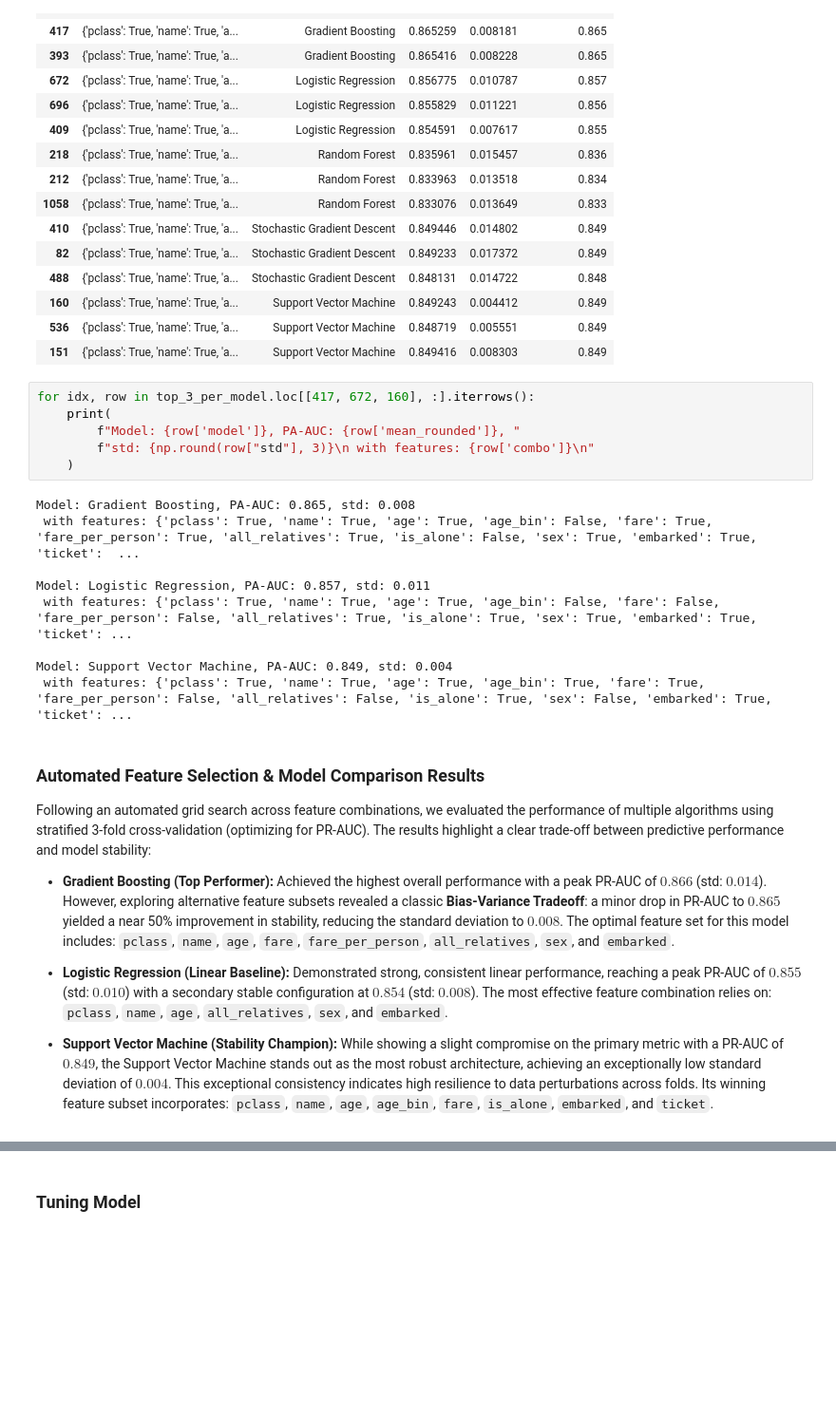
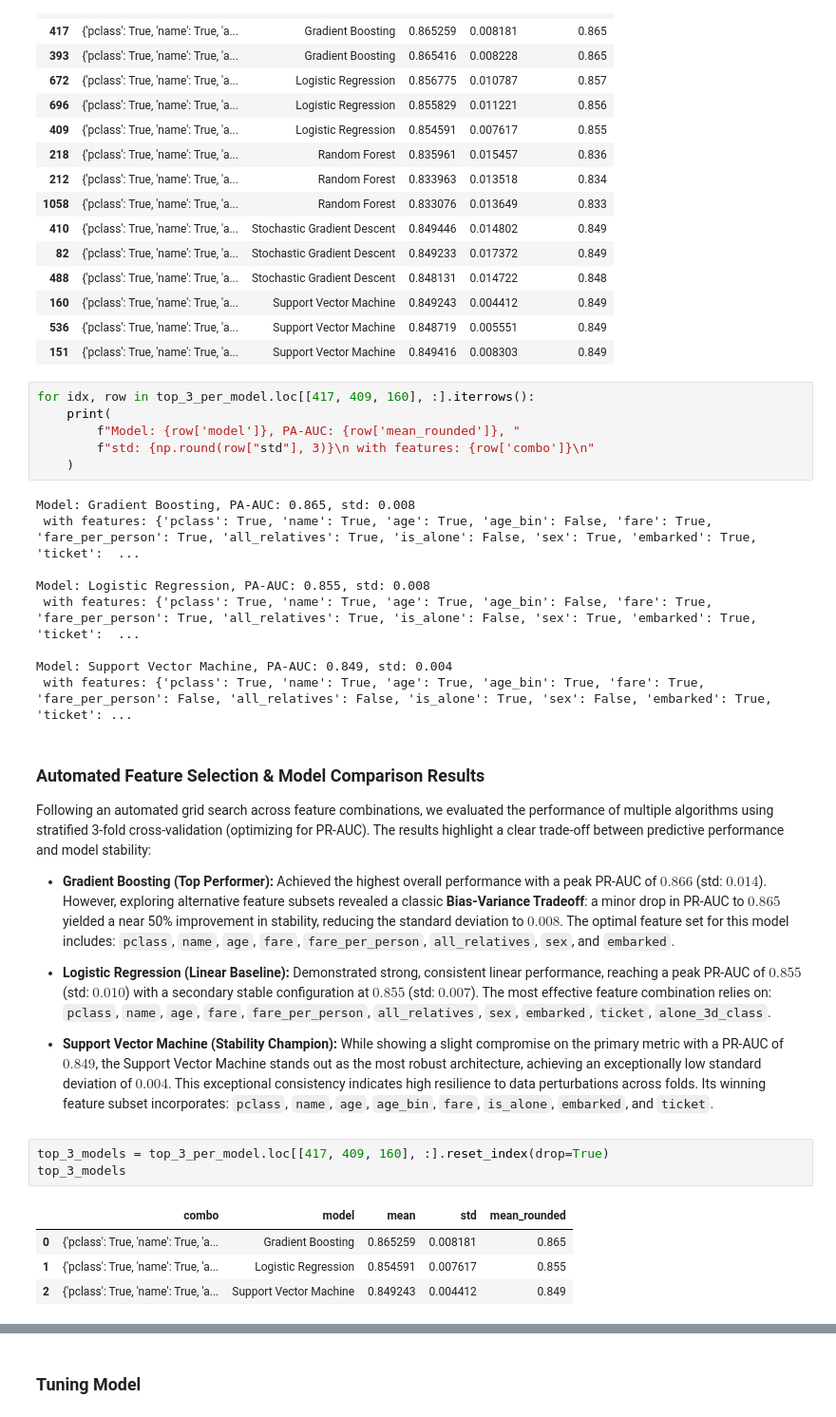
Before and after one commit to SpaceMakerc/Titanic---Machine-Learning-from-Disaster, a Jupyter notebook: titanic.ipynb, the cells around one changed output, grey strips where cells are left out. Shown at 95% size. Drawn from its saved outputs; the diff is of its cells as text; blank space fills up the shorter version.

```diff
--- a/titanic.ipynb
+++ b/titanic.ipynb
@@ -1786,7 +1853,7 @@ top_3_per_model
 | 536 | {'pclass': True, 'name': True, 'a... | Support Vector Machine | 0.848719 | 0.005551 | 0.849 |
 | 151 | {'pclass': True, 'name': True, 'a... | Support Vector Machine | 0.849416 | 0.008303 | 0.849 |
 # %%
-for idx, row in top_3_per_model.loc[[417, 672, 160], :].iterrows():
+for idx, row in top_3_per_model.loc[[417, 409, 160], :].iterrows():
     print(
         f"Model: {row['model']}, PA-AUC: {row['mean_rounded']}, "
         f"std: {np.round(row["std"], 3)}\n with features: {row['combo']}\n"
@@ -1795,8 +1862,8 @@ for idx, row in top_3_per_model.loc[[417, 672, 160], :].iterrows():
 Model: Gradient Boosting, PA-AUC: 0.865, std: 0.008
  with features: {'pclass': True, 'name': True, 'age': True, 'age_bin': False, 'fare': True, 'fare_per_person': True, 'all_relatives': True, 'is_alone': False, 'sex': True, 'embarked': True, 'ticket':  ...
 
-Model: Logistic Regression, PA-AUC: 0.857, std: 0.011
- with features: {'pclass': True, 'name': True, 'age': True, 'age_bin': False, 'fare': False, 'fare_per_person': False, 'all_relatives': True, 'is_alone': True, 'sex': True, 'embarked': True, 'ticket': ...
+Model: Logistic Regression, PA-AUC: 0.855, std: 0.008
+ with features: {'pclass': True, 'name': True, 'age': True, 'age_bin': False, 'fare': True, 'fare_per_person': True, 'all_relatives': True, 'is_alone': False, 'sex': True, 'embarked': True, 'ticket':  ...
 
 Model: Support Vector Machine, PA-AUC: 0.849, std: 0.004
  with features: {'pclass': True, 'name': True, 'age': True, 'age_bin': True, 'fare': True, 'fare_per_person': False, 'all_relatives': False, 'is_alone': True, 'sex': False, 'embarked': True, 'ticket': ...
@@ -1809,7 +1876,15 @@ Following an automated grid search across feature combinations, we evaluated the
   Achieved the highest overall performance with a peak PR-AUC of **$0.866$** (std: $0.014$). However, exploring alternative feature subsets revealed a classic **Bias-Variance Tradeoff**: a minor drop in PR-AUC to **$0.865$** yielded a near 50% improvement in stability, reducing the standard deviation to **$0.008$**. The optimal feature set for this model includes: `pclass`, `name`, `age`, `fare`, `fare_per_person`, `all_relatives`, `sex`, and `embarked`.
 
 - **Logistic Regression (Linear Baseline):**
-  Demonstrated strong, consistent linear performance, reaching a peak PR-AUC of **$0.855$** (std: $0.010$) with a secondary stable configuration at **$0.854$** (std: $0.008$). The most effective feature combination relies on: `pclass`, `name`, `age`, `all_relatives`, `sex`, and `embarked`.
+  Demonstrated strong, consistent linear performance, reaching a peak PR-AUC of **$0.855$** (std: $0.010$) with a secondary stable configuration at **$0.855$** (std: $0.007$). The most effective feature combination relies on: `pclass`, `name`, `age`, `fare`, `fare_per_person`, `all_relatives`, `sex`, `embarked`, `ticket`, `alone_3d_class`.
 
 - **Support Vector Machine (Stability Champion):**
   While showing a slight compromise on the primary metric with a PR-AUC of **$0.849$**, the Support Vector Machine stands out as the most robust architecture, achieving an exceptionally low standard deviation of **$0.004$**. This exceptional consistency indicates high resilience to data perturbations across folds. Its winning feature subset incorporates: `pclass`, `name`, `age`, `age_bin`, `fare`, `is_alone`, `embarked`, and `ticket`.
+# %%
+top_3_models = top_3_per_model.loc[[417, 409, 160], :].reset_index(drop=True)
+top_3_models
+# %% [output]
+|  | combo | model | mean | std | mean_rounded |
+| 0 | {'pclass': True, 'name': True, 'a... | Gradient Boosting | 0.865259 | 0.008181 | 0.865 |
+| 1 | {'pclass': True, 'name': True, 'a... | Logistic Regression | 0.854591 | 0.007617 | 0.855 |
+| 2 | {'pclass': True, 'name': True, 'a... | Support Vector Machine | 0.849243 | 0.004412 | 0.849 |
```
Also changed, not shown: parts of 4 cells of this notebook.
